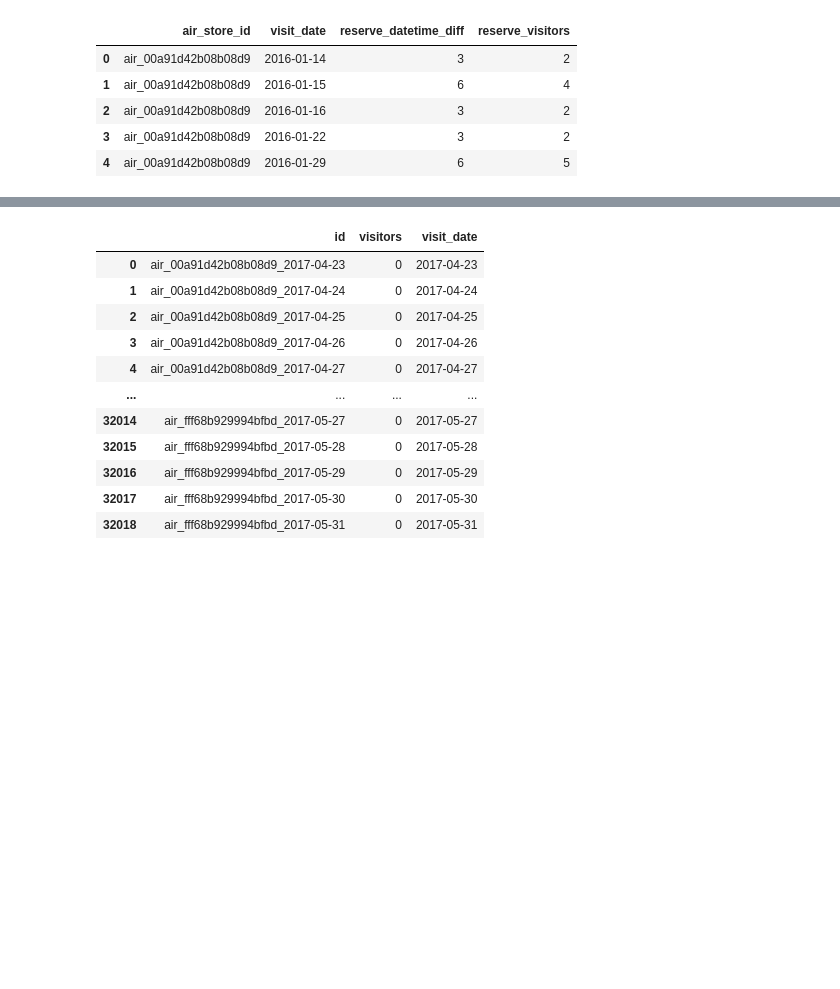
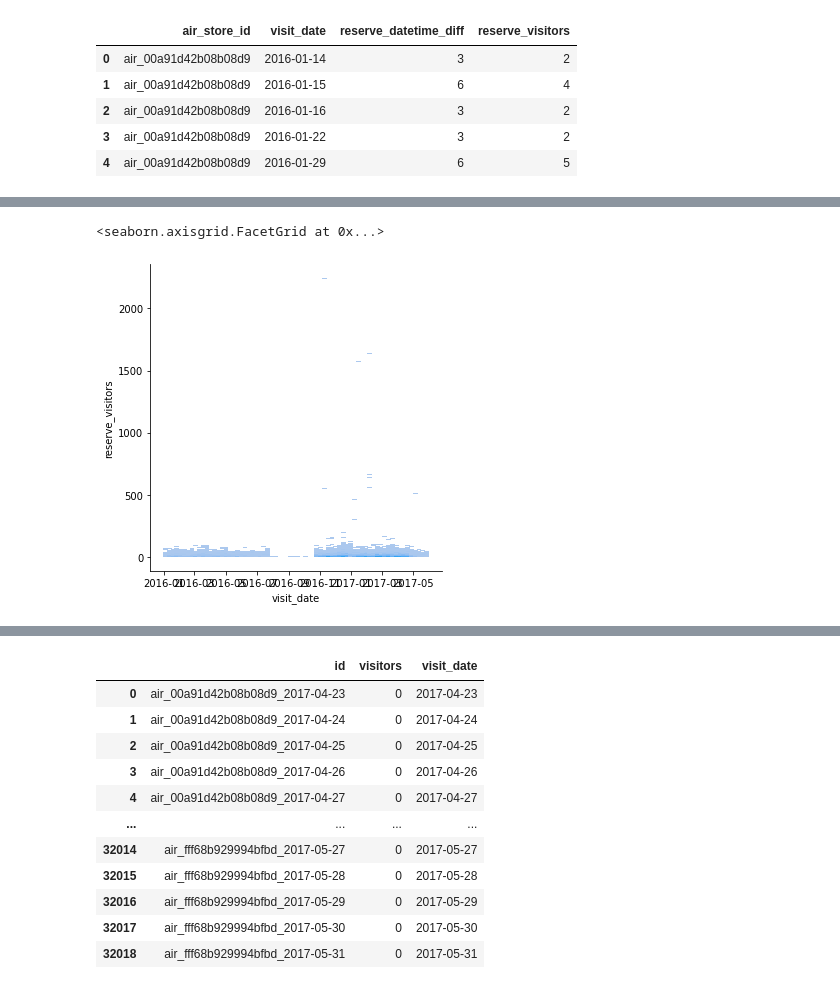
Before and after one commit to minji2744/AIFFEL, a Jupyter notebook: Hackerton/1st/AIFFEL_Hackerton_1st.ipynb, the cells around one changed output, grey strips where cells are left out. Drawn from its saved outputs; the diff is of its cells as text; code cells hidden in the pictures; blank space fills up the shorter version.

```diff
--- a/Hackerton/1st/AIFFEL_Hackerton_1st.ipynb
+++ b/Hackerton/1st/AIFFEL_Hackerton_1st.ipynb
@@ -115,0 +162,5 @@ data['tra'].head()
+# %%
+sns.displot(data["ar"], x = data["ar"]["visit_date"], y = data["ar"]["reserve_visitors"], kind="hist")
+# %% [output]
+<seaborn.axisgrid.FacetGrid at 0x...>
+[figure, added]
```
Also changed, not shown: parts of 12 cells of this notebook.
